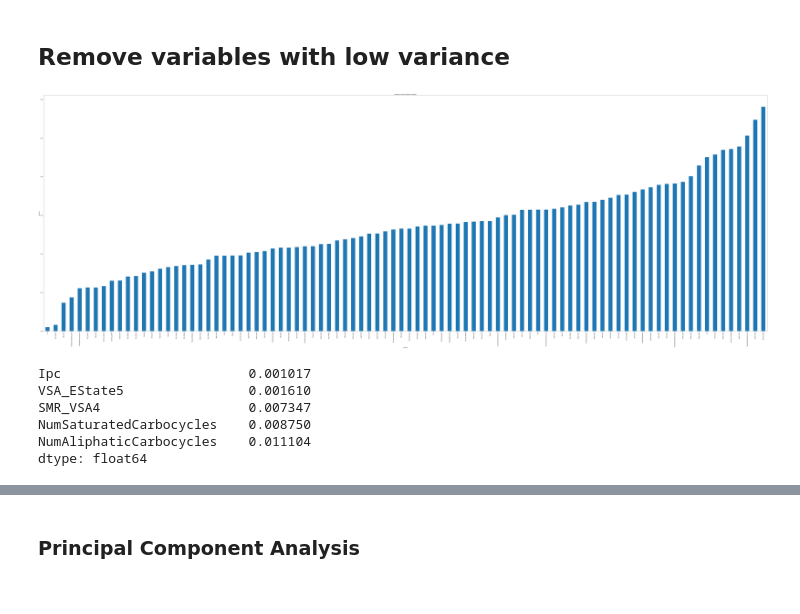
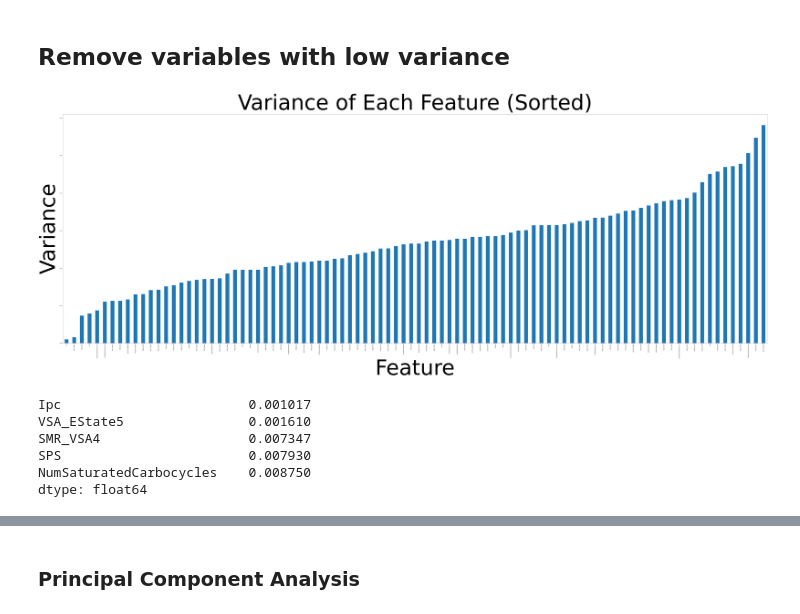
Before and after one commit to jobvandijk/GroupAssigment_group6, a Jupyter notebook: DataAnalyse.ipynb, the cells around one changed output, grey strips where cells are left out. Cells and saved outputs as stored; diff of their text form; code cells hidden in the pictures.

Commit message:
Definitive Data analysis

```diff
--- a/DataAnalyse.ipynb
+++ b/DataAnalyse.ipynb
@@ -91,32 +66,30 @@ data_path = r'Data/tested_molecular_desc.csv'
 # %%
-#df = pd.read_csv(data_path)
-
 # Check if there is any missing data and duplicated rows
-missing_count = df.isnull().sum().sum()
+missing_count = molecular_data.isnull().sum().sum()
 print("Number of missing values in each column:\n", missing_count)
-any_missing_values = df.isna().values.any()
+any_missing_values = molecular_data.isna().values.any()
 print("Are there any missing values in the DataFrame?",any_missing_values)
 
 # Check for infinite values
-inf_values = df.isin([np.inf, -np.inf]).sum().sum()
+inf_values = molecular_data.isin([np.inf, -np.inf]).sum().sum()
 print("Number of infinite values in each column:")
 print(inf_values)
 
 # Count the number of duplicated rows
-duplicate_count = df.duplicated().sum()
+duplicate_count = molecular_data.duplicated().sum()
 print("Number of duplicated rows:", duplicate_count)
 
 # Check which rows only contain one value
-single_value_columns = df.columns[df.nunique() == 1]
+single_value_columns = molecular_data.columns[molecular_data.nunique() == 1]
 print("Column containing only one value:", single_value_columns)
 # Remove the columns with only one unique value from the DataFrame
-df = df.drop(columns=single_value_columns)
+molecular_data = molecular_data.drop(columns=single_value_columns)
 
 # Create dataframes for SMILES, PKM2 and ERK2
-smiles = df['SMILES']
-PKM2_inhibition = df['PKM2_inhibition']
-ERK2_inhibition = df['ERK2_inhibition']
-data = df.iloc[:, 4::]
+smiles = molecular_data['SMILES']
+PKM2_inhibition = molecular_data['PKM2_inhibition']
+ERK2_inhibition = molecular_data['ERK2_inhibition']
+data = molecular_data.iloc[:, 4::]
 
 # Create the labels DataFrame
 labels = pd.DataFrame(index=df.index, columns=['labels'])
@@ -247,34 +227,33 @@ Total correlated variable pairs (correlation > 0.9): 0
 # %%
 # Scales data between 0 and 1
 minmax_scaler = MinMaxScaler()
 
 minmax_data = minmax_scaler.fit_transform(data)
 scaled_df = pd.DataFrame(minmax_data, columns=data.columns)
 scaled_df.head()
 
 # Calculate variance of each feature
 variances = scaled_df.var()
 
 # Sort variances
 variances_sorted = variances.sort_values()
 
 # Plot sorted variances
 plt.figure(figsize=(120, 40))
 variances_sorted.plot(kind='bar')
-#plt.ylim(0,5)
-plt.ylabel('Variance')
-plt.xlabel('Feature')
-plt.title('Variance of Each Feature (Sorted)')
+plt.ylabel('Variance', fontdict={'fontsize' : 200})
+plt.xlabel('Feature', fontdict={'fontsize' : 200})
+plt.title('Variance of Each Feature (Sorted)', fontdict={'fontsize' : 200})
 plt.show()
 
 variances_sorted.head()
 # %% [output]
-[figure, old version]
+[figure, new version]
 Ipc                        0.001017
 VSA_EState5                0.001610
 SMR_VSA4                   0.007347
+SPS                        0.007930
 NumSaturatedCarbocycles    0.008750
-NumAliphaticCarbocycles    0.011104
 dtype: float64
 # %%
 # Plot a single variable (column)
```
Also changed, not shown: parts of 30 cells of this notebook.
